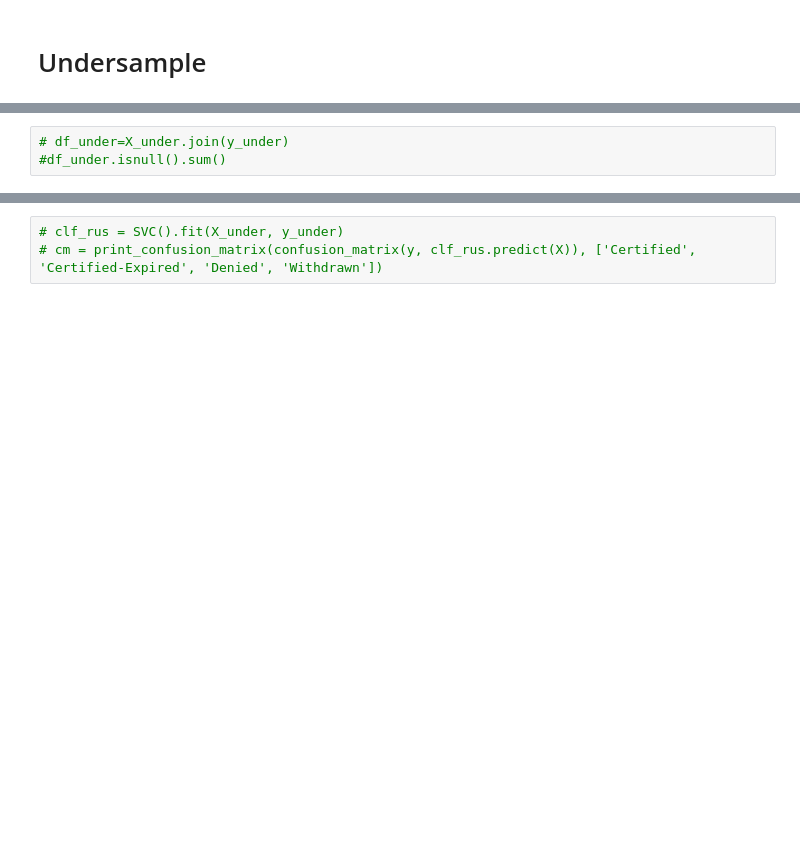
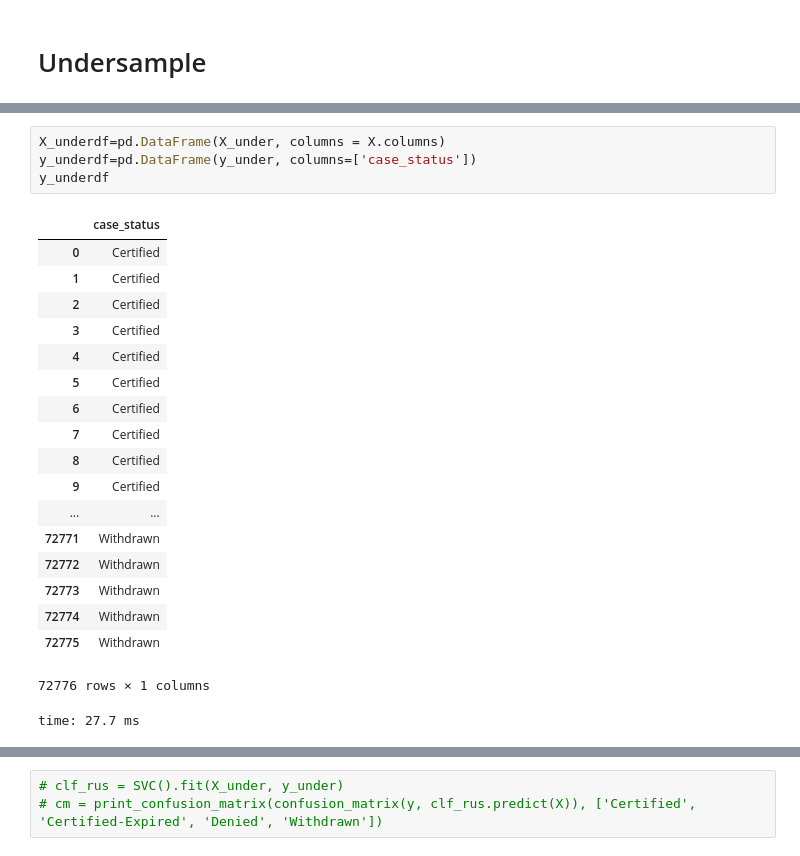
Before and after one commit to mayamadhavan/projects, a Jupyter notebook: project_mcnulty/data_cleaning_and_eda.ipynb, the cells around one changed output, grey strips where cells are left out. Cells and saved outputs as stored; diff of their text form; blank space fills up the shorter version.

```diff
--- a/project_mcnulty/data_cleaning_and_eda.ipynb
+++ b/project_mcnulty/data_cleaning_and_eda.ipynb
@@ -820,3 +824,24 @@ time: 8.4 ms
-# %%
-# df_under=X_under.join(y_under)
-#df_under.isnull().sum()
+# %%
+X_underdf=pd.DataFrame(X_under, columns = X.columns)
+y_underdf=pd.DataFrame(y_under, columns=['case_status'])
+y_underdf
+# %% [output]
+|  | case_status |
+| 0 | Certified |
+| 1 | Certified |
+| 2 | Certified |
+| 3 | Certified |
+| 4 | Certified |
+| 5 | Certified |
+| 6 | Certified |
+| 7 | Certified |
+| 8 | Certified |
+| 9 | Certified |
+| ... | ... |
+| 72771 | Withdrawn |
+| 72772 | Withdrawn |
+| 72773 | Withdrawn |
+| 72774 | Withdrawn |
+| 72775 | Withdrawn |
+72776 rows × 1 columns
+time: 27.7 ms
```
Also changed, not shown: parts of 67 cells of this notebook, 1 other file.
